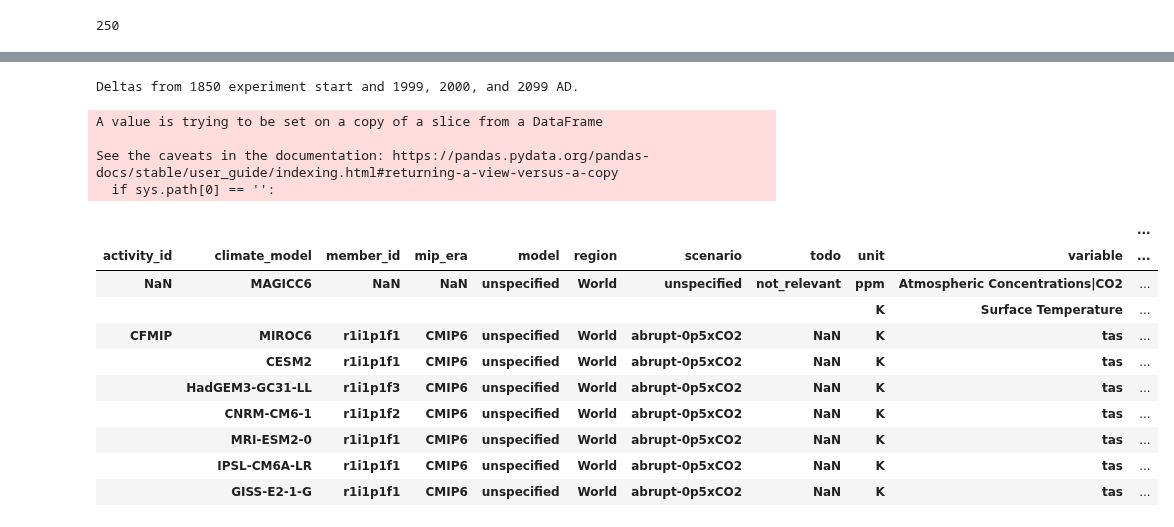
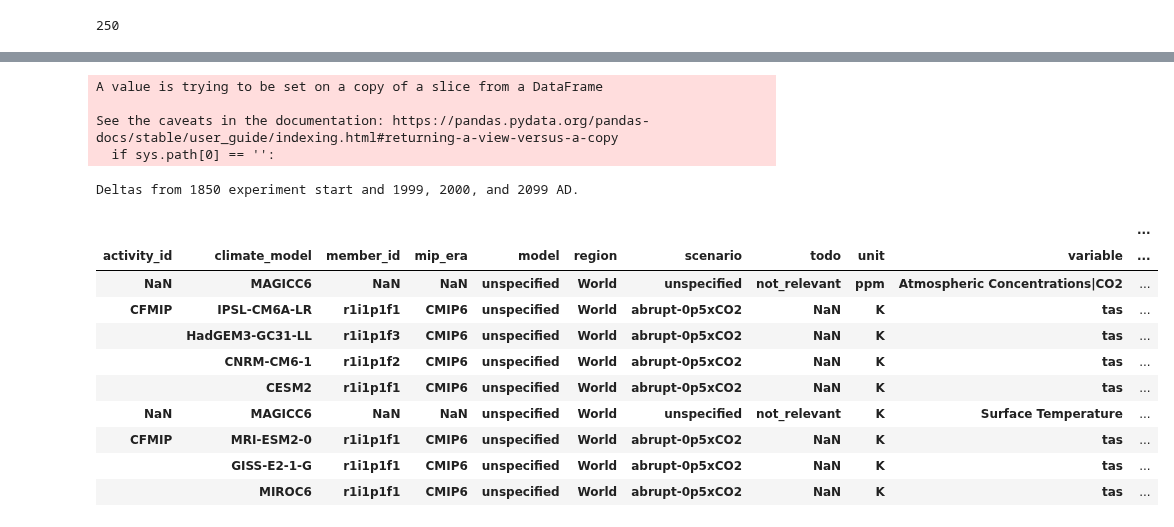
Before and after one commit to hsbay/cdrmex, a Jupyter notebook: cal-cmip6-abrupt0p5xCO2-ex.ipynb, the cells around one changed output, grey strips where cells are left out. Cells and saved outputs as stored; diff of their text form; code cells hidden in the pictures.

```diff
--- a/cal-cmip6-abrupt0p5xCO2-ex.ipynb
+++ b/cal-cmip6-abrupt0p5xCO2-ex.ipynb
@@ -270,23 +223,24 @@ for yr in 1999, 2000, 2099:
             delta[yr][0:2] = exs[datetime(yr, mo, 1)][0:2].values - exs[datetime(1850, mo, 1)][0:2].values
         else :
             delta[yr][2:9] = exs[datetime(yr, mo, 1)][2:9].values - exs[datetime(1850, mo, 1)][2:9].values
-
-print('Deltas from 1850 experiment start and 1999, 2000, and 2099 AD.')
-delta
 # %% [output]
-Deltas from 1850 experiment start and 1999, 2000, and 2099 AD.
+A value is trying to be set on a copy of a slice from a DataFrame
+
+See the caveats in the documentation: https://pandas.pydata.org/pandas-docs/stable/user_guide/indexing.html#returning-a-view-versus-a-copy
+  if sys.path[0] == '':
-A value is trying to be set on a copy of a slice from a DataFrame
-
-See the caveats in the documentation: https://pandas.pydata.org/pandas-docs/stable/user_guide/indexing.html#returning-a-view-versus-a-copy
-  if sys.path[0] == '':
-|  |  |  |  |  |  |  |  |  |  | ... |
-| activity_id | climate_model | member_id | mip_era | model | region | scenario | todo | unit | variable | ... |
-| NaN | MAGICC6 | NaN | NaN | unspecified | World | unspecified | not_relevant | ppm | Atmospheric Concentrations|CO2 | ... |
-|  |  |  |  |  |  |  |  | K | Surface Temperature | ... |
-| CFMIP | MIROC6 | r1i1p1f1 | CMIP6 | unspecified | World | abrupt-0p5xCO2 | NaN | K | tas | ... |
-|  | CESM2 | r1i1p1f1 | CMIP6 | unspecified | World | abrupt-0p5xCO2 | NaN | K | tas | ... |
-|  | HadGEM3-GC31-LL | r1i1p1f3 | CMIP6 | unspecified | World | abrupt-0p5xCO2 | NaN | K | tas | ... |
-|  | CNRM-CM6-1 | r1i1p1f2 | CMIP6 | unspecified | World | abrupt-0p5xCO2 | NaN | K | tas | ... |
-|  | MRI-ESM2-0 | r1i1p1f1 | CMIP6 | unspecified | World | abrupt-0p5xCO2 | NaN | K | tas | ... |
-|  | IPSL-CM6A-LR | r1i1p1f1 | CMIP6 | unspecified | World | abrupt-0p5xCO2 | NaN | K | tas | ... |
-|  | GISS-E2-1-G | r1i1p1f1 | CMIP6 | unspecified | World | abrupt-0p5xCO2 | NaN | K | tas | ... |
+# %%
+print('Deltas from 1850 experiment start and 1999, 2000, and 2099 AD.')
+delta.sort_values(1999)
+# %% [output]
+Deltas from 1850 experiment start and 1999, 2000, and 2099 AD.
+|  |  |  |  |  |  |  |  |  |  | ... |
+| activity_id | climate_model | member_id | mip_era | model | region | scenario | todo | unit | variable | ... |
+| NaN | MAGICC6 | NaN | NaN | unspecified | World | unspecified | not_relevant | ppm | Atmospheric Concentrations|CO2 | ... |
+| CFMIP | IPSL-CM6A-LR | r1i1p1f1 | CMIP6 | unspecified | World | abrupt-0p5xCO2 | NaN | K | tas | ... |
+|  | HadGEM3-GC31-LL | r1i1p1f3 | CMIP6 | unspecified | World | abrupt-0p5xCO2 | NaN | K | tas | ... |
+|  | CNRM-CM6-1 | r1i1p1f2 | CMIP6 | unspecified | World | abrupt-0p5xCO2 | NaN | K | tas | ... |
+|  | CESM2 | r1i1p1f1 | CMIP6 | unspecified | World | abrupt-0p5xCO2 | NaN | K | tas | ... |
+| NaN | MAGICC6 | NaN | NaN | unspecified | World | unspecified | not_relevant | K | Surface Temperature | ... |
+| CFMIP | MRI-ESM2-0 | r1i1p1f1 | CMIP6 | unspecified | World | abrupt-0p5xCO2 | NaN | K | tas | ... |
+|  | GISS-E2-1-G | r1i1p1f1 | CMIP6 | unspecified | World | abrupt-0p5xCO2 | NaN | K | tas | ... |
+|  | MIROC6 | r1i1p1f1 | CMIP6 | unspecified | World | abrupt-0p5xCO2 | NaN | K | tas | ... |
```
Also changed, not shown: parts of 8 cells of this notebook, 1 other file.
